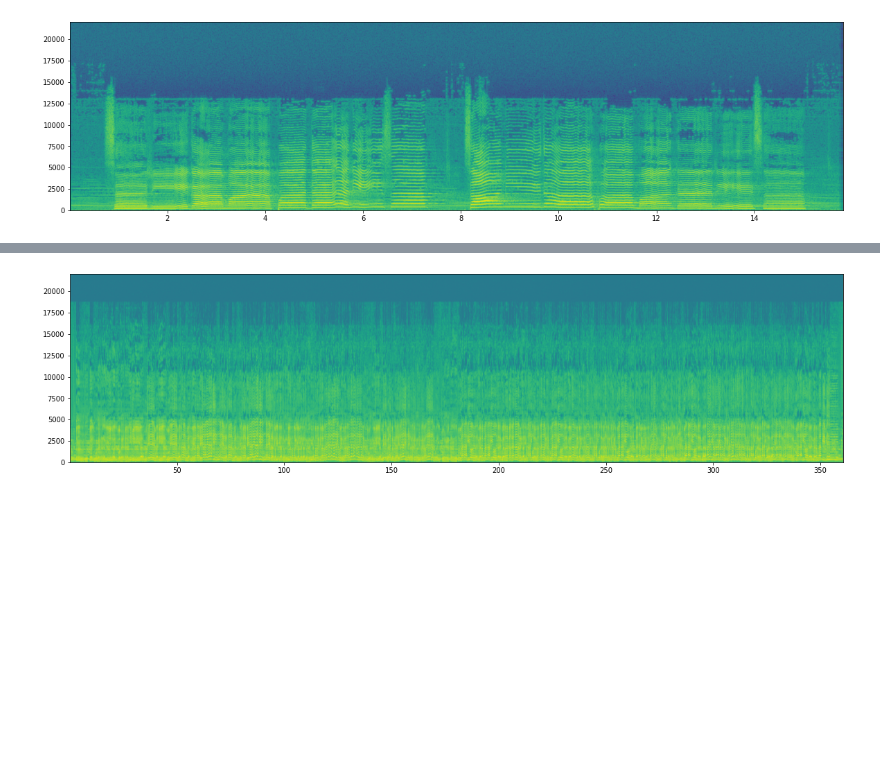
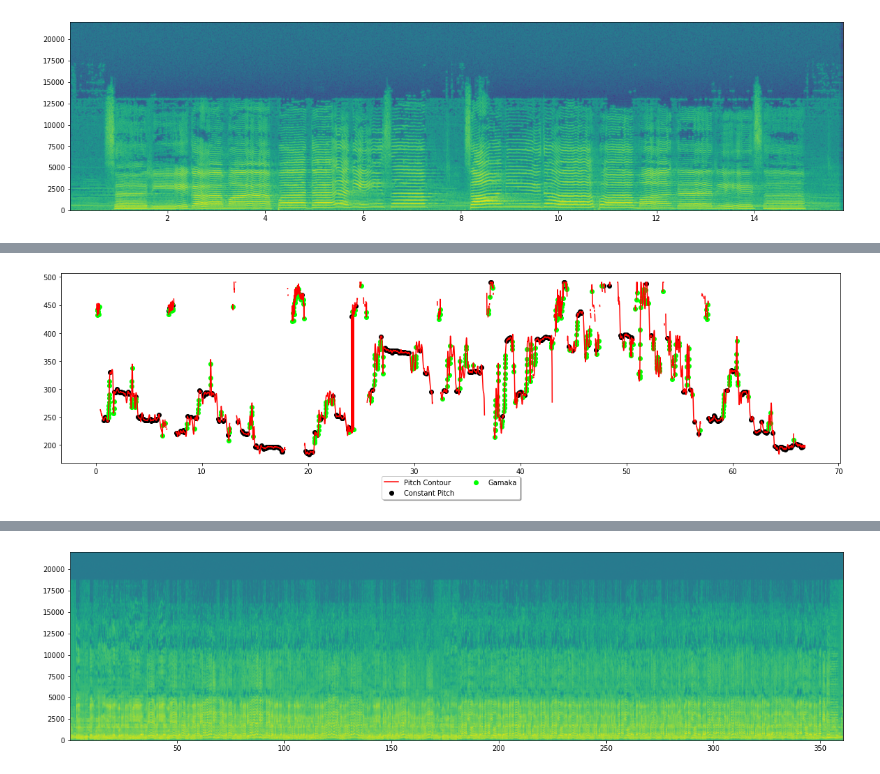
Before and after one commit to Kodhandarama/Audio_Analysis, a Jupyter notebook: pitch_contour.ipynb, the cells around one changed output, grey strips where cells are left out. Saved outputs shown, nothing was run; the diff lists cells and outputs as text; code cells hidden in the pictures; blank space fills up the shorter version.

```diff
--- a/pitch_contour.ipynb
+++ b/pitch_contour.ipynb
@@ -174,0 +201,4 @@ shankarabarana = Audio('/content/drive/My Drive/Projects/AA/Music dataset/Raga_S
+# %%
+kalyani_1.plot(cpn = True,gamaka = True)
+# %% [output]
+[figure, added]
```
Also changed, not shown: parts of 10 cells of this notebook.
